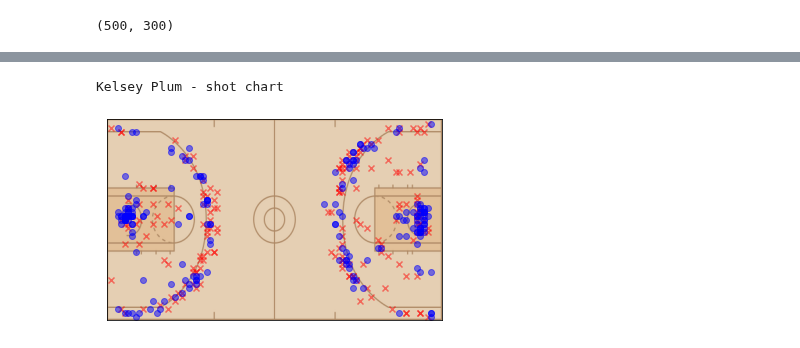
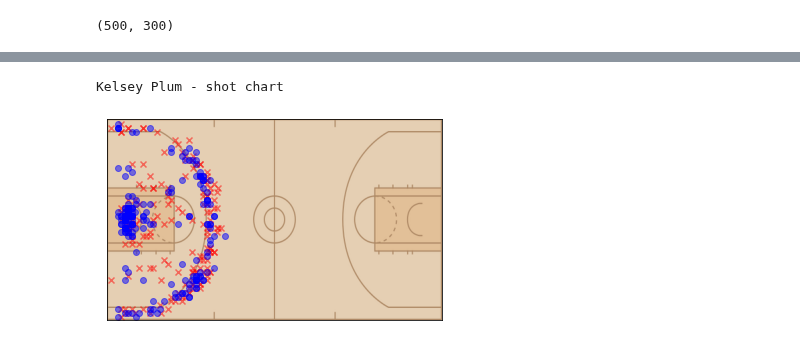
Before and after one commit to dpasse/monte, a Jupyter notebook: workspace/wncaa/teams.ipynb, the cells around one changed output, grey strips where cells are left out. Drawn from its saved outputs; the diff is of its cells as text; code cells hidden in the pictures.

```diff
--- a/workspace/wncaa/teams.ipynb
+++ b/workspace/wncaa/teams.ipynb
@@ -320,16 +387,30 @@ df.head()
 # %%
-player = 'Kelsey Plum' ## 'Sylvia Fowles'
+def get_makes_and_misses_full_court(df, player):
+    def get_coordinates(df):
+        x = df.location.map(lambda a: a[1])
+        y = df.location.map(lambda a: a[0])
 
-def get_coordinates(df):
-  x = df.location.map(lambda a: a[1])
-  y = df.location.map(lambda a: a[0])
+        return x, y
 
-  return x, y
+    df_sub = df[df.shot_by == player]
+    df_sub = df_sub[df_sub.blocked_by.map(lambda bb: len(bb) == 0)]
 
-df_sub = df[df.shot_by == player]
-df_sub = df_sub[df_sub.is_valid]
+    x_make, y_make = get_coordinates(df_sub[df_sub.made])
+    x_missed, y_missed = get_coordinates(df_sub[~df_sub.made])
 
-print(len(df_sub))
+    return x_make, y_make, x_missed, y_missed
 
-x_make, y_make = get_coordinates(df_sub[df_sub.made])
-x_missed, y_missed = get_coordinates(df_sub[~df_sub.made])
+def get_makes_and_misses_half_court(df, player):
+    def get_coordinates(df):
+        x = df.single_location.map(lambda a: a[1])
+        y = df.single_location.map(lambda a: a[0])
+
+        return x, y
+
+    df_sub = df[df.shot_by == player]
+    df_sub = df_sub[df_sub.blocked_by.map(lambda bb: len(bb) == 0)]
+
+    x_make, y_make = get_coordinates(df_sub[df_sub.made])
+    x_missed, y_missed = get_coordinates(df_sub[~df_sub.made])
+
+    return x_make, y_make, x_missed, y_missed
@@ -341,7 +417,8 @@ y_scale = 3
 # %%
-from PIL import Image
+x_scale = 5
+y_scale = 3
 
-img = Image.open('../../data/wnba/ml-bg-court.png').resize((x_scale * 100, y_scale * 100), Image.ANTIALIAS)
-img.size
+full_court_img = Image.open('../../data/wnba/ml-bg-court.png').resize((x_scale * 100, y_scale * 100), Image.ANTIALIAS)
+full_court_img.size
 # %% [output]
 (500, 300)
@@ -348,20 +446,22 @@ img.size
 # %%
 print(f'{player} - shot chart')
 
 fig, ax = plt.subplots()
 
-ax.imshow(img)
+ax.imshow(full_court_img)
 
 plt.xticks([])
 plt.yticks([])
+
+x_make, y_make, x_missed, y_missed = get_makes_and_misses_half_court(df, player)
 
 plt.scatter(x_missed * x_scale, y_missed * y_scale, marker='x', c='red', alpha=.5)
 plt.scatter(x_make * x_scale, y_make * y_scale, marker='o', c='blue', alpha=.5)
 
 plt.show()
 # %% [output]
 Kelsey Plum - shot chart
-[figure, old version]
+[figure, new version]
 # %%
 
 ## todo... tie back in with shot chart?
```
Also changed, not shown: parts of 7 cells of this notebook.
